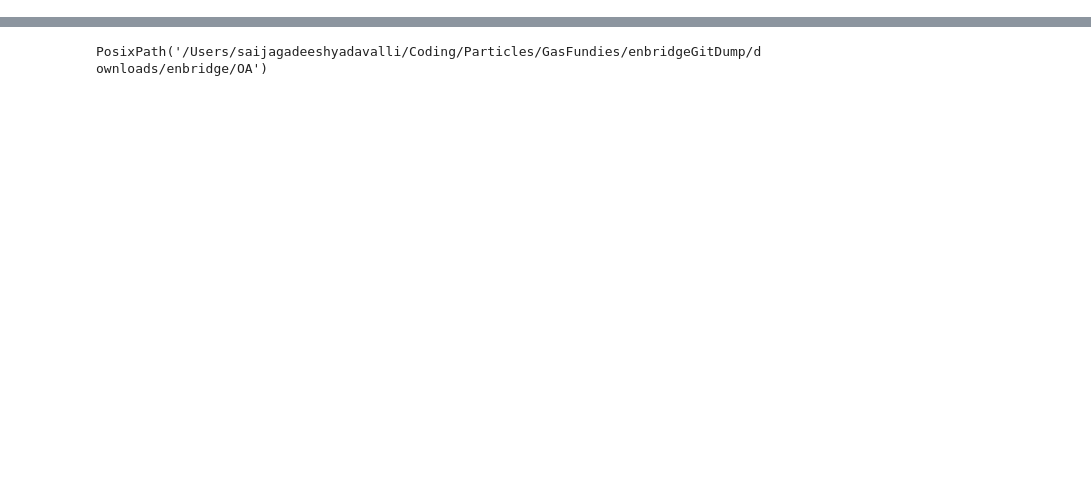
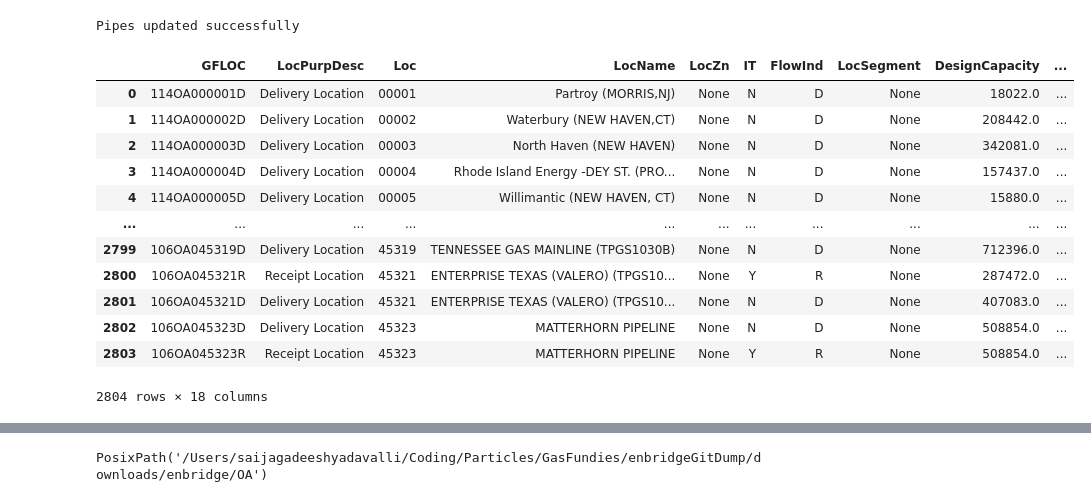
Before and after one commit to Sai-Jagadeesh-UH/enbridgeScrape, a Jupyter notebook: checking.ipynb, the cells around one changed output, grey strips where cells are left out. Drawn from its saved outputs; the diff is of its cells as text; code cells hidden in the pictures; blank space fills up the shorter version.

```diff
--- a/checking.ipynb
+++ b/checking.ipynb
@@ -104,0 +107,22 @@ from src.enbridgescrape import formatOA
+# %%
+df = formatOA()
+# %% [output]
+Pipes updated successfully
+# %%
+dfP = df.to_pandas()
+# %%
+dfP
+# %% [output]
+|  | GFLOC | LocPurpDesc | Loc | LocName | LocZn | IT | FlowInd | LocSegment | DesignCapacity | ... |
+| 0 | 114OA000001D | Delivery Location | 00001 | Partroy (MORRIS,NJ) | None | N | D | None | 18022.0 | ... |
+| 1 | 114OA000002D | Delivery Location | 00002 | Waterbury (NEW HAVEN,CT) | None | N | D | None | 208442.0 | ... |
+| 2 | 114OA000003D | Delivery Location | 00003 | North Haven (NEW HAVEN) | None | N | D | None | 342081.0 | ... |
+| 3 | 114OA000004D | Delivery Location | 00004 | Rhode Island Energy -DEY ST. (PRO... | None | N | D | None | 157437.0 | ... |
+| 4 | 114OA000005D | Delivery Location | 00005 | Willimantic (NEW HAVEN, CT) | None | N | D | None | 15880.0 | ... |
+| ... | ... | ... | ... | ... | ... | ... | ... | ... | ... | ... |
+| 2799 | 106OA045319D | Delivery Location | 45319 | TENNESSEE GAS MAINLINE (TPGS1030B) | None | N | D | None | 712396.0 | ... |
+| 2800 | 106OA045321R | Receipt Location | 45321 | ENTERPRISE TEXAS (VALERO) (TPGS10... | None | Y | R | None | 287472.0 | ... |
+| 2801 | 106OA045321D | Delivery Location | 45321 | ENTERPRISE TEXAS (VALERO) (TPGS10... | None | N | D | None | 407083.0 | ... |
+| 2802 | 106OA045323D | Delivery Location | 45323 | MATTERHORN PIPELINE | None | N | D | None | 508854.0 | ... |
+| 2803 | 106OA045323R | Receipt Location | 45323 | MATTERHORN PIPELINE | None | Y | R | None | 508854.0 | ... |
+2804 rows × 18 columns
```
Also changed, not shown: parts of 15 cells of this notebook, 12 other files.
